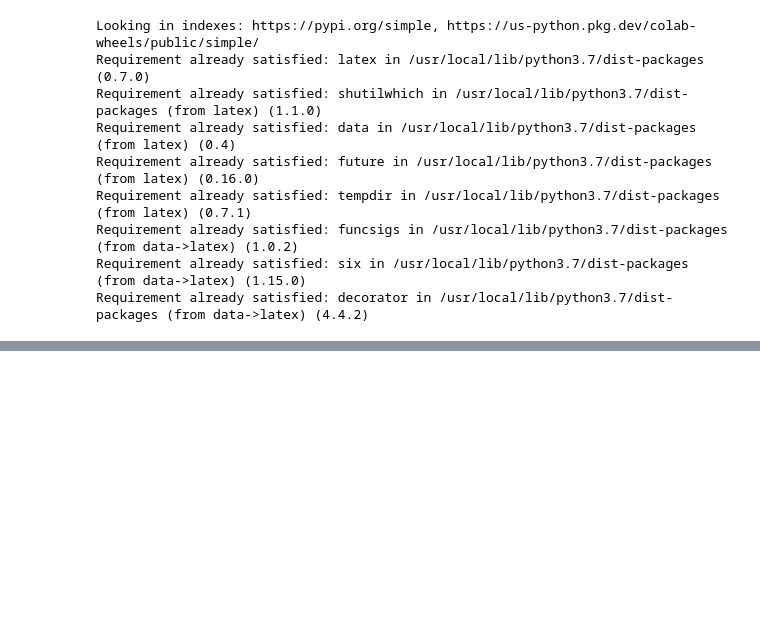
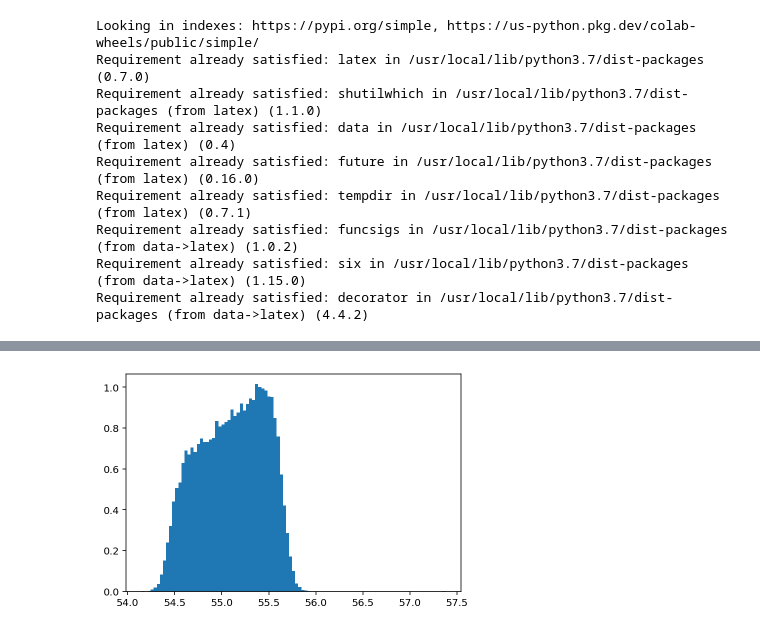
Before and after one commit to rory-smith/Lectures-on-inference-in-GW-astronomy, a Jupyter notebook: GW_data_in_a_toy_universe.ipynb, the cells around one changed output, grey strips where cells are left out. Drawn from its saved outputs; the diff is of its cells as text; code cells hidden in the pictures; blank space fills up the shorter version.

```diff
--- a/GW_data_in_a_toy_universe.ipynb
+++ b/GW_data_in_a_toy_universe.ipynb
@@ -129,0 +119,4 @@ noise_measurements.shape
+# %%
+## bundle up our data, noise, masses into a pandas data frame
+_df = {'total mass':BBH_masses, 'strain_data':strain_data, 'noise':noise_measurements}
+dataframe = pd.DataFrame(data=_df)
@@ -129,0 +139,9 @@ noise_measurements.shape
+# %%
+strain_data_new = GW_detector_noise(1) + GW_signal(55)
+# %%
+precision = 22 #number of decimal places to round data
+
+idx = np.where(np.around(strain_data,precision)==np.around(strain_data_new, precision))
+# %%
+# the part of the dataframe where the strain data equals the new data (to our set precision)
+lookup_table = dataframe[dataframe.index.isin(idx[0])]
@@ -129,0 +166,5 @@ noise_measurements.shape
+# %%
+plt.hist(lookup_table['total mass'],density=True,bins='auto')
+plt.show()
+# %% [output]
+[figure, added]
```
Also changed, not shown: parts of 16 cells of this notebook.
